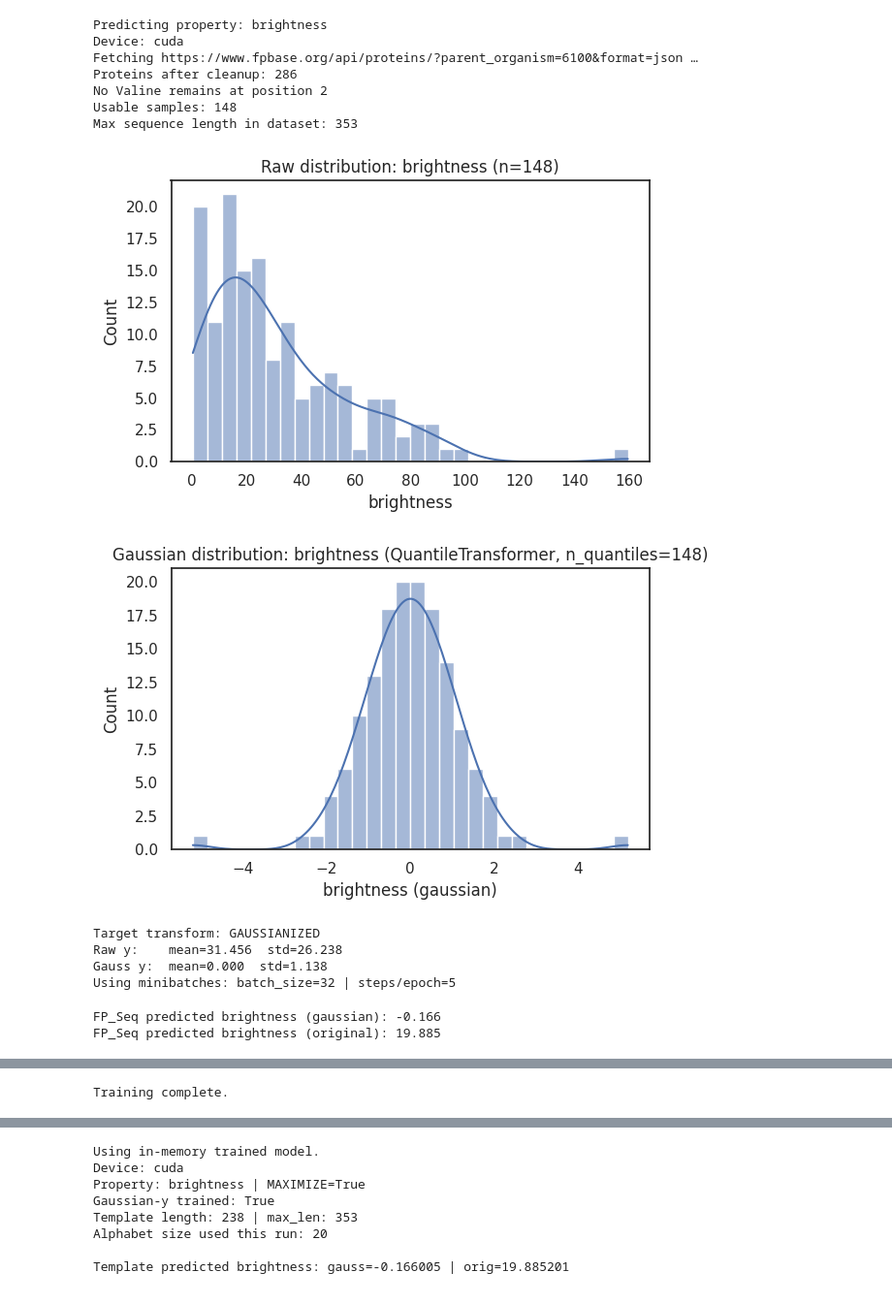
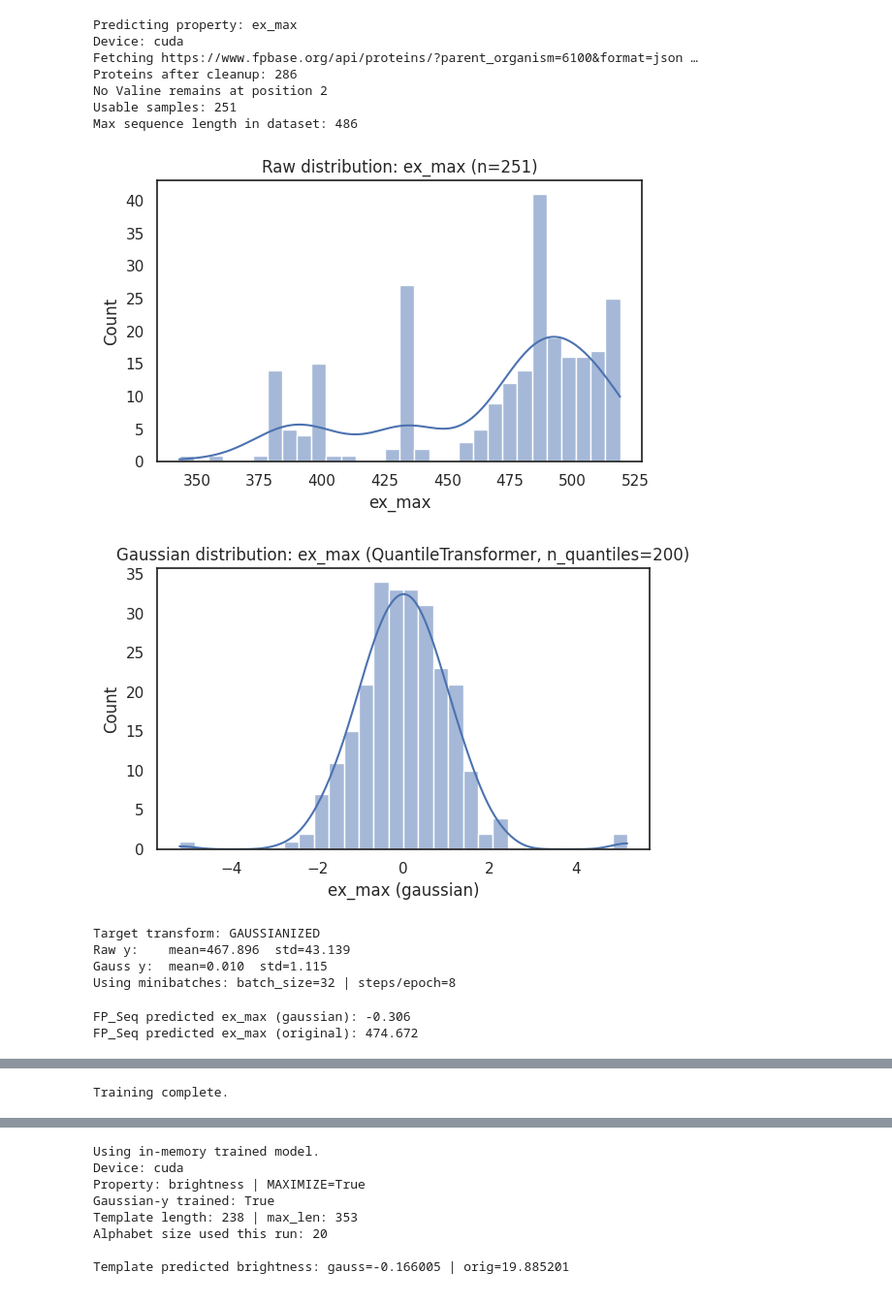
Before and after one commit to CameronLarsonFLT/PyTorch_FP_Prediction, a Jupyter notebook: PyTorch_FP.ipynb, the cells around one changed output, grey strips where cells are left out. Shown at 97% size. Saved outputs shown, nothing was run; the diff lists cells and outputs as text; code cells hidden in the pictures.

```diff
--- a/PyTorch_FP.ipynb
+++ b/PyTorch_FP.ipynb
@@ -44,5 +44,5 @@ from sklearn.preprocessing import QuantileTransformer
 #@markdown   - `pka` — chromophore pKa
 #@markdown ---
 
-PROPERTY_NAME = "brightness"  #@param {type:"string"}
+PROPERTY_NAME = "ex_max"  #@param {type:"string"}
 
@@ -61,7 +61,7 @@ PARENT_ORGANISM = 6100  #@param {type:"integer"}
 #@markdown ---
 #@markdown **Epochs** *(recommended: 5000 for Spectral Properties)*
 #@markdown ---
-EPOCHS = 2000  #@param {type:"integer"}
+EPOCHS = 100  #@param {type:"integer"}
 
 #@markdown **Mini-batch size** *(recommended: 16–64; 0 = full batch)*
 BATCH_SIZE = 32  #@param {type:"integer"}
@@ -402,41 +402,41 @@ plt.scatter([fp_pred_orig], [fp_pred_orig], s=200, marker="o", edgecolors="k", l
 plt.annotate(
     f"FP_Seq\npred={fp_pred_orig:.2f}",
     xy=(fp_pred_orig, fp_pred_orig),
     xytext=(10, -25),
     textcoords="offset points",
     arrowprops=dict(arrowstyle="->"),
 )
 
 plt.xlabel(f"Observed {PROPERTY_NAME} (original units)")
 plt.ylabel(f"Predicted {PROPERTY_NAME} (original units)")
 plt.title(f"Predicted vs Observed {PROPERTY_NAME} (original units)")
 plt.legend()
 plt.tight_layout()
 plt.show()
 
 # Expose trained objects
 TRAINED_MODEL = model
 TRAINED_MAX_LEN = max_len
 TRAINED_ALPHABET = AMINO_ALPHABET
 TRAINED_PROPERTY = PROPERTY_NAME
 TRAINED_MODEL_PATH = MODEL_PATH
 Y_TRANSFORMER = qt if USE_GAUSSIAN_Y else None
 USED_GAUSSIAN_Y = USE_GAUSSIAN_Y
 
 print("Training complete.")
 # %% [output]
-Predicting property: brightness
+Predicting property: ex_max
 Device: cuda
 Fetching https://www.fpbase.org/api/proteins/?parent_organism=6100&format=json …
 Proteins after cleanup: 286
 No Valine remains at position 2
-Usable samples: 148
-Max sequence length in dataset: 353
+Usable samples: 251
+Max sequence length in dataset: 486
-[figure, old version]
+[figure, new version]
-[figure, old version]
+[figure, new version]
 Target transform: GAUSSIANIZED
-Raw y:    mean=31.456  std=26.238
-Gauss y:  mean=0.000  std=1.138
-Using minibatches: batch_size=32 | steps/epoch=5
+Raw y:    mean=467.896  std=43.139
+Gauss y:  mean=0.010  std=1.115
+Using minibatches: batch_size=32 | steps/epoch=8
-FP_Seq predicted brightness (gaussian): -0.166
-FP_Seq predicted brightness (original): 19.885
+FP_Seq predicted ex_max (gaussian): -0.306
+FP_Seq predicted ex_max (original): 474.672
```
Also changed, not shown: parts of 3 cells of this notebook.
